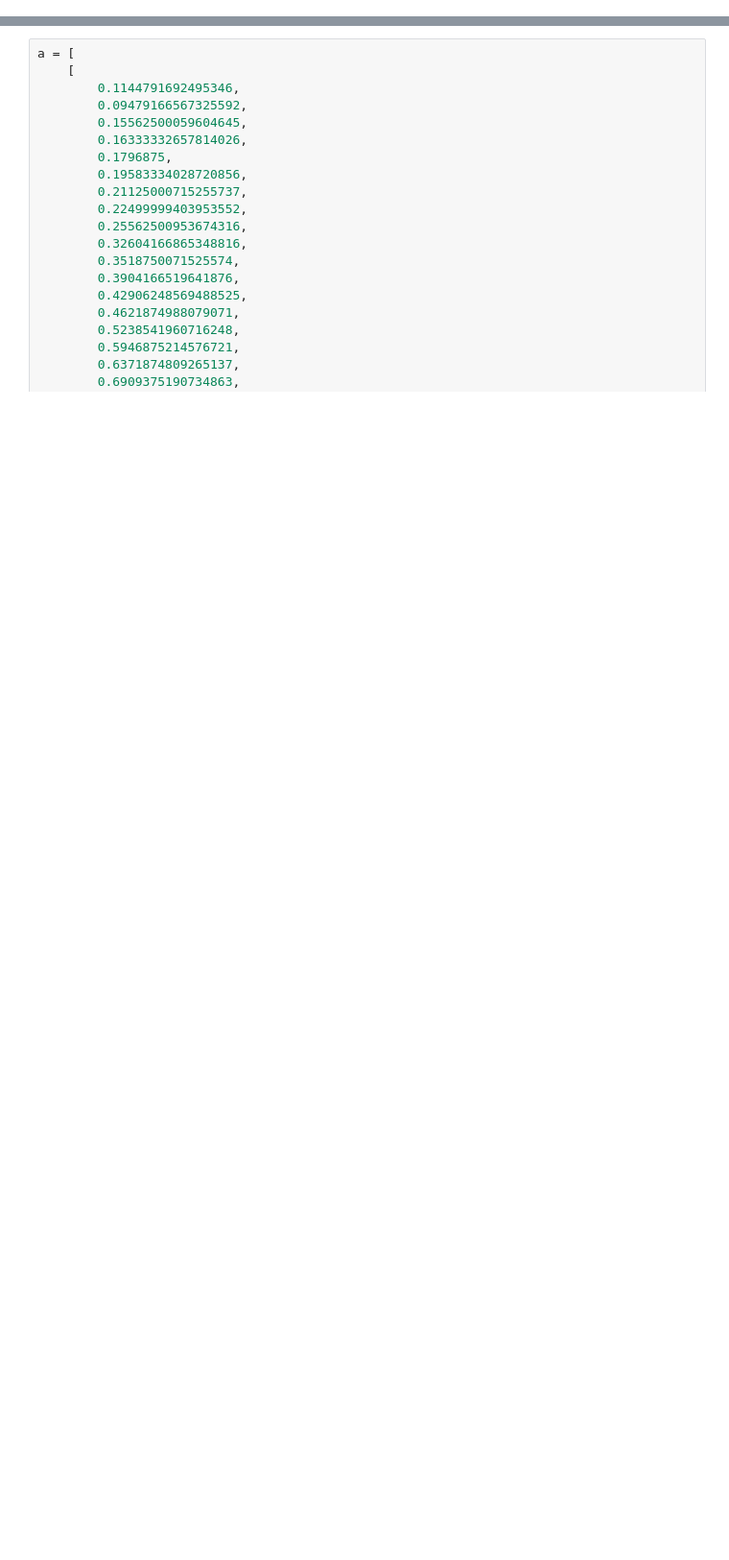
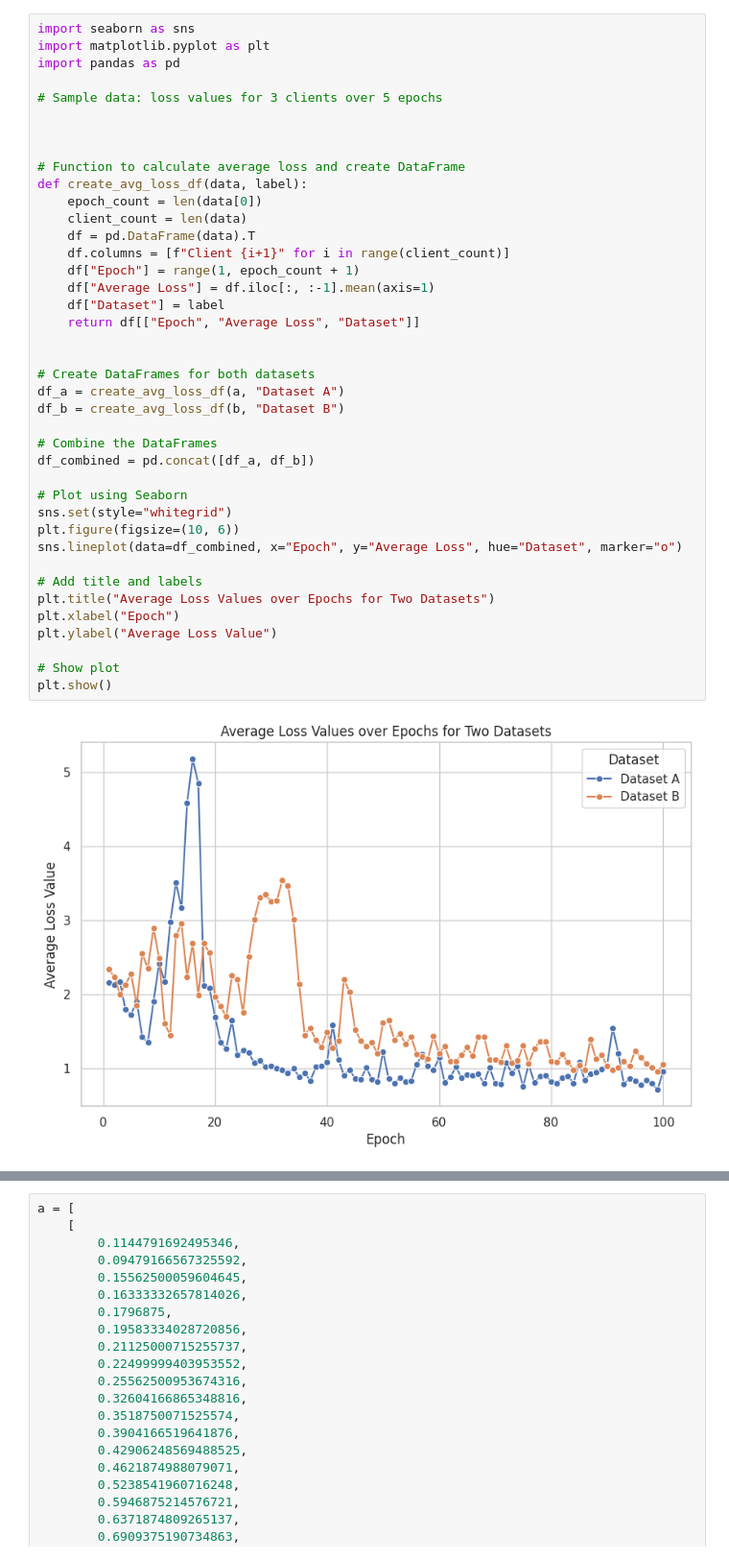
Before and after one commit to destx0/hemanfed, a Jupyter notebook: t.ipynb, the cells around one changed output, grey strips where cells are left out. Shown at 96% size. Drawn from its saved outputs; the diff is of its cells as text; blank space fills up the shorter version.

```diff
--- a/t.ipynb
+++ b/t.ipynb
@@ -0,0 +1280,42 @@
+# %%
+import seaborn as sns
+import matplotlib.pyplot as plt
+import pandas as pd
+
+# Sample data: loss values for 3 clients over 5 epochs
+
+
+
+# Function to calculate average loss and create DataFrame
+def create_avg_loss_df(data, label):
+    epoch_count = len(data[0])
+    client_count = len(data)
+    df = pd.DataFrame(data).T
+    df.columns = [f"Client {i+1}" for i in range(client_count)]
+    df["Epoch"] = range(1, epoch_count + 1)
+    df["Average Loss"] = df.iloc[:, :-1].mean(axis=1)
+    df["Dataset"] = label
+    return df[["Epoch", "Average Loss", "Dataset"]]
+
+
+# Create DataFrames for both datasets
+df_a = create_avg_loss_df(a, "Dataset A")
+df_b = create_avg_loss_df(b, "Dataset B")
+
+# Combine the DataFrames
+df_combined = pd.concat([df_a, df_b])
+
+# Plot using Seaborn
+sns.set(style="whitegrid")
+plt.figure(figsize=(10, 6))
+sns.lineplot(data=df_combined, x="Epoch", y="Average Loss", hue="Dataset", marker="o")
+
+# Add title and labels
+plt.title("Average Loss Values over Epochs for Two Datasets")
+plt.xlabel("Epoch")
+plt.ylabel("Average Loss Value")
+
+# Show plot
+plt.show()
+# %% [output]
+[figure, added]
```
Also changed, not shown: parts of 19 cells of this notebook, 2 other files.
